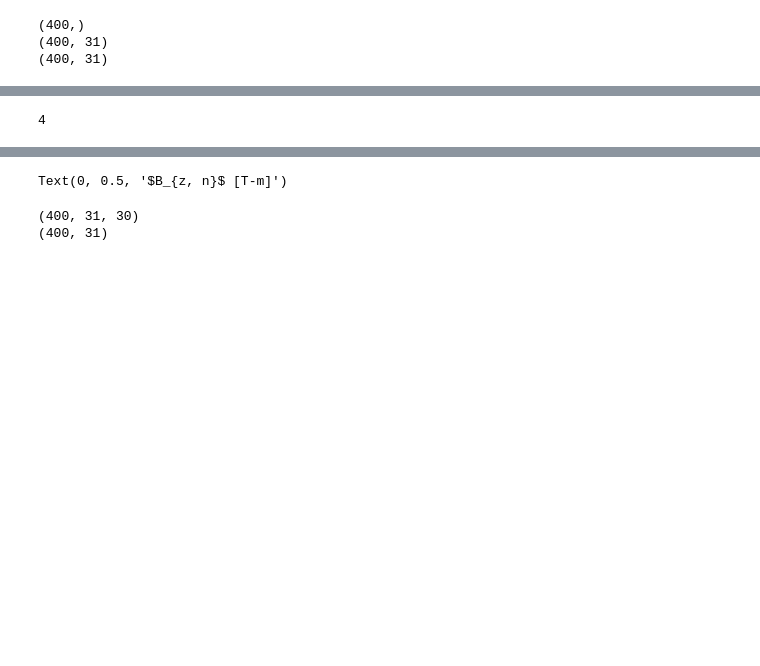
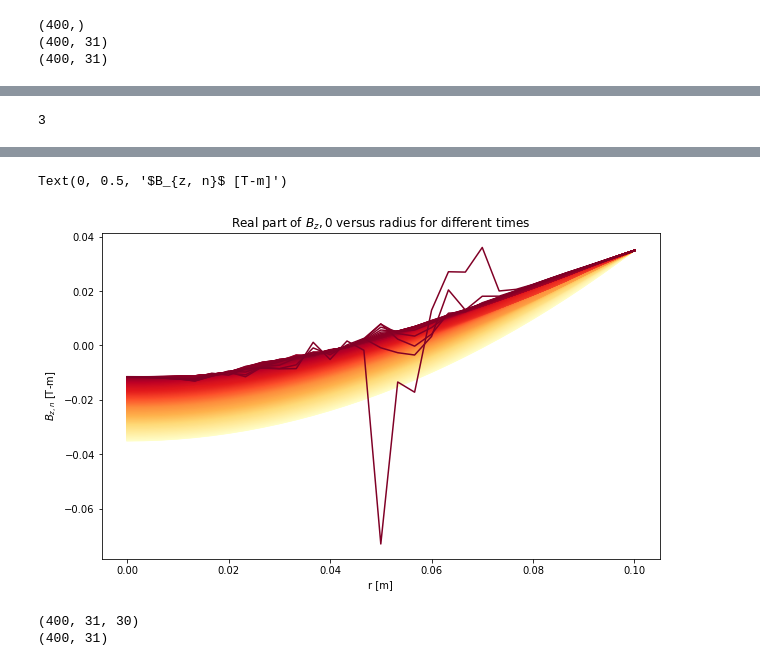
Before and after one commit to vandelij/FRC_RMF, a Jupyter notebook: predictor2_corrector_combine_RMF_code_case_Mlroy1999_fewer_time_steps - Copy.ipynb, the cells around one changed output, grey strips where cells are left out. Saved outputs shown, nothing was run; the diff lists cells and outputs as text; code cells hidden in the pictures; blank space fills up the shorter version.

```diff
--- a/predictor2_corrector_combine_RMF_code_case_Mlroy1999_fewer_time_steps - Copy.ipynb
+++ b/predictor2_corrector_combine_RMF_code_case_Mlroy1999_fewer_time_steps - Copy.ipynb
@@ -947,8 +742,9 @@ plt.axvline(x=(R-d_skin), color='black', linestyle='--')
 # %%
 n = 0
 i_n = np.where(n_array == n)[0][0]
+plt.figure(figsize=(10,6))
 print(i_n)
-range_to_plot = 382 #B_z_hold_out[i_n].shape[0] # 1145# B_z_hold_out[i_n].shape[0]
+range_to_plot = 376 #B_z_hold_out[i_n].shape[0] # 1145# B_z_hold_out[i_n].shape[0]
 for i in range(range_to_plot):#B_z_hold_out[i_n].shape[0]):
     cmap_color = cmap(i/range_to_plot)
     plt.plot(r_array, np.real(B_z_hold_out[i_n][i, :]), color=cmap_color)#, alpha = (i/255))
@@ -956,4 +752,4 @@ plt.title(f'Real part of $B_z,{n}$ versus radius for different times')
 plt.xlabel('r [m]')
 plt.ylabel(r'$B_{z, n}$ [T-m]')
 # %% [output]
-4
+3
@@ -962,4 +756,5 @@ plt.ylabel(r'$B_{z, n}$ [T-m]')
 Text(0, 0.5, '$B_{z, n}$ [T-m]')
+[figure, added]
 # %%
 # build total A_z = sum_m(A_m):
 
```
Also changed, not shown: parts of 16 cells of this notebook.
